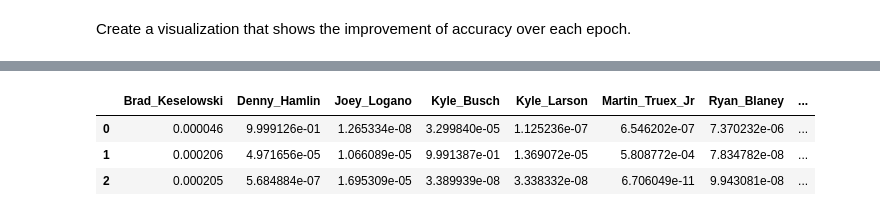
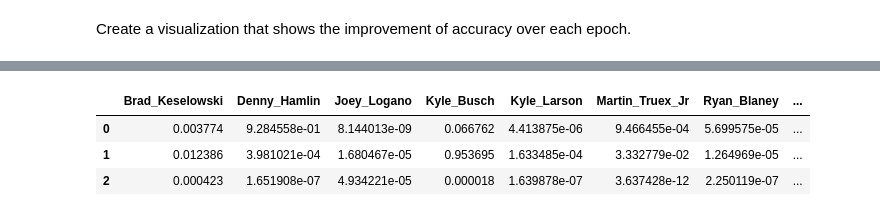
Before and after one commit to ermunroe/DS480Project, a Jupyter notebook: networkNotebook.ipynb, the cells around one changed output, grey strips where cells are left out. Drawn from its saved outputs; the diff is of its cells as text; code cells hidden in the pictures.

```diff
--- a/networkNotebook.ipynb
+++ b/networkNotebook.ipynb
@@ -547,0 +625,27 @@ plot_accuracy(history)
+# %%
+modelFinal = keras.Sequential()
+modelFinal.add(layers.Dense(64, input_dim = X_stacked.shape[1], activation='relu'))
+modelFinal.add(layers.Dense(32, activation='relu'))
+modelFinal.add(layers.Dense(16, activation='relu'))
+modelFinal.add(layers.Dense(8, activation='softmax'))
+
+modelFinal.compile(
+    optimizer=keras.optimizers.Adam(),  # Optimizer
+    # Loss function to minimize
+    loss=keras.losses.BinaryCrossentropy(),
+    # List of metrics to monitor
+    metrics=[keras.metrics.CategoricalAccuracy()],
+)
+
+
+print("Fit model on training data")
+historyFinal = modelFinal.fit(
+    X_trainMF,
+    y_trainMF,
+    batch_size=64,
+    epochs=15,
+    # We pass some validation for
+    # monitoring validation loss and metrics
+    # at the end of each epoch
+    validation_data=(X_valMF, y_valMF),
+)
@@ -548,13 +672,13 @@ plot_accuracy(history)
 # %%
 # Evaluate the model on the test data using `evaluate`
 print("Evaluate on test data")
-results2 = model2.evaluate(X_testM, y_testM, batch_size=128)
+results2 = modelFinal.evaluate(X_testM, y_testM, batch_size=128)
 print("test loss, test acc:", results2)
 
 # Generate predictions (probabilities -- the output of the last layer)
 # on new data using `predict`
 print("Generate predictions for 3 samples")
-predictions2 = model2.predict(X_valMF[:3])
+predictions2 = modelFinal.predict(X_valMF[:3])
 print("predictions shape:", predictions2.shape)
 #print(predictions2)
 predictions2 = pd.DataFrame(predictions2, columns=['Brad_Keselowski', 'Denny_Hamlin', 'Joey_Logano', 'Kyle_Busch', 'Kyle_Larson', 'Martin_Truex_Jr', 'Ryan_Blaney', 'William_Byron'])
@@ -569,7 +693,7 @@ Generate predictions for 3 samples
 predictions shape: (3, 8)
 |  | Brad_Keselowski | Denny_Hamlin | Joey_Logano | Kyle_Busch | Kyle_Larson | Martin_Truex_Jr | Ryan_Blaney | ... |
-| 0 | 0.000046 | 9.999126e-01 | 1.265334e-08 | 3.299840e-05 | 1.125236e-07 | 6.546202e-07 | 7.370232e-06 | ... |
-| 1 | 0.000206 | 4.971656e-05 | 1.066089e-05 | 9.991387e-01 | 1.369072e-05 | 5.808772e-04 | 7.834782e-08 | ... |
-| 2 | 0.000205 | 5.684884e-07 | 1.695309e-05 | 3.389939e-08 | 3.338332e-08 | 6.706049e-11 | 9.943081e-08 | ... |
+| 0 | 0.003774 | 9.284558e-01 | 8.144013e-09 | 0.066762 | 4.413875e-06 | 9.466455e-04 | 5.699575e-05 | ... |
+| 1 | 0.012386 | 3.981021e-04 | 1.680467e-05 | 0.953695 | 1.633485e-04 | 3.332779e-02 | 1.264969e-05 | ... |
+| 2 | 0.000423 | 1.651908e-07 | 4.934221e-05 | 0.000018 | 1.639878e-07 | 3.637428e-12 | 2.250119e-07 | ... |
 # %%
 import shap
```
Also changed, not shown: parts of 13 cells of this notebook, 1 other file.
